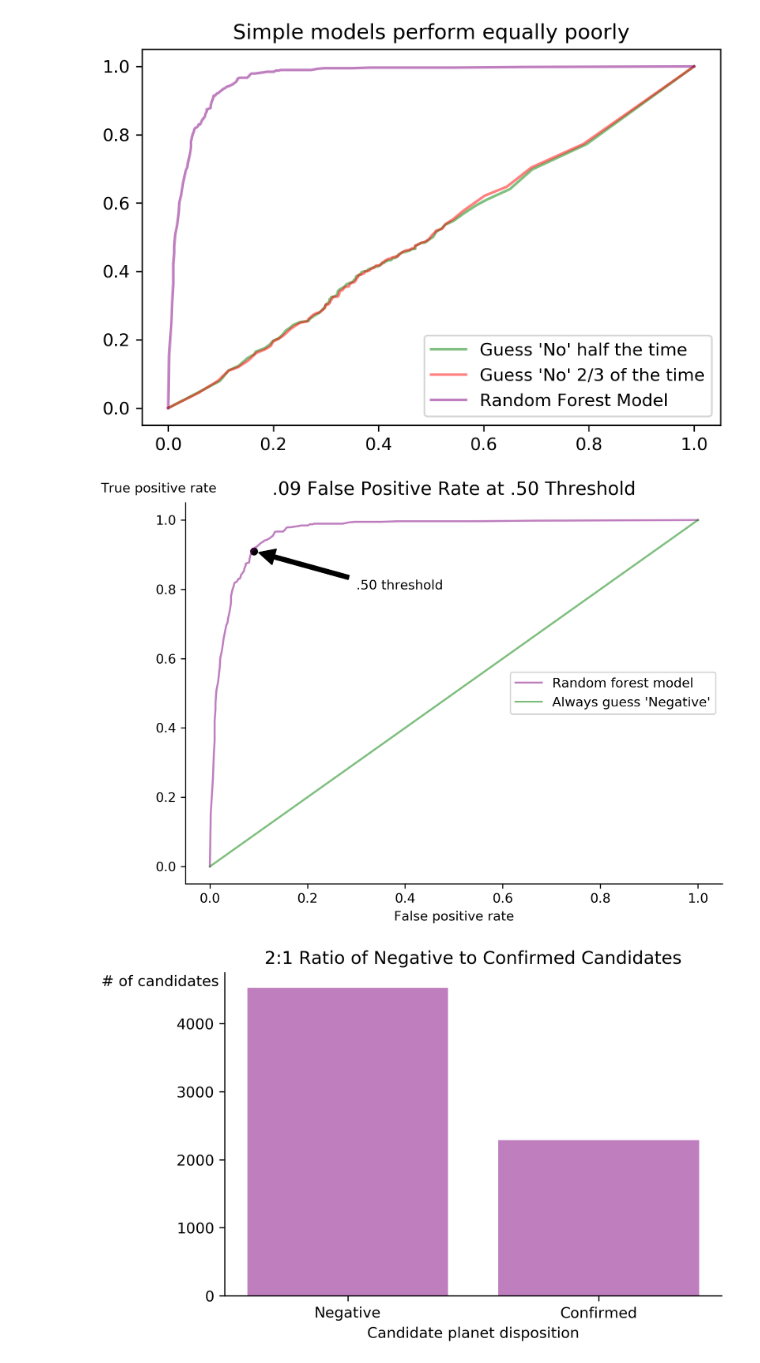
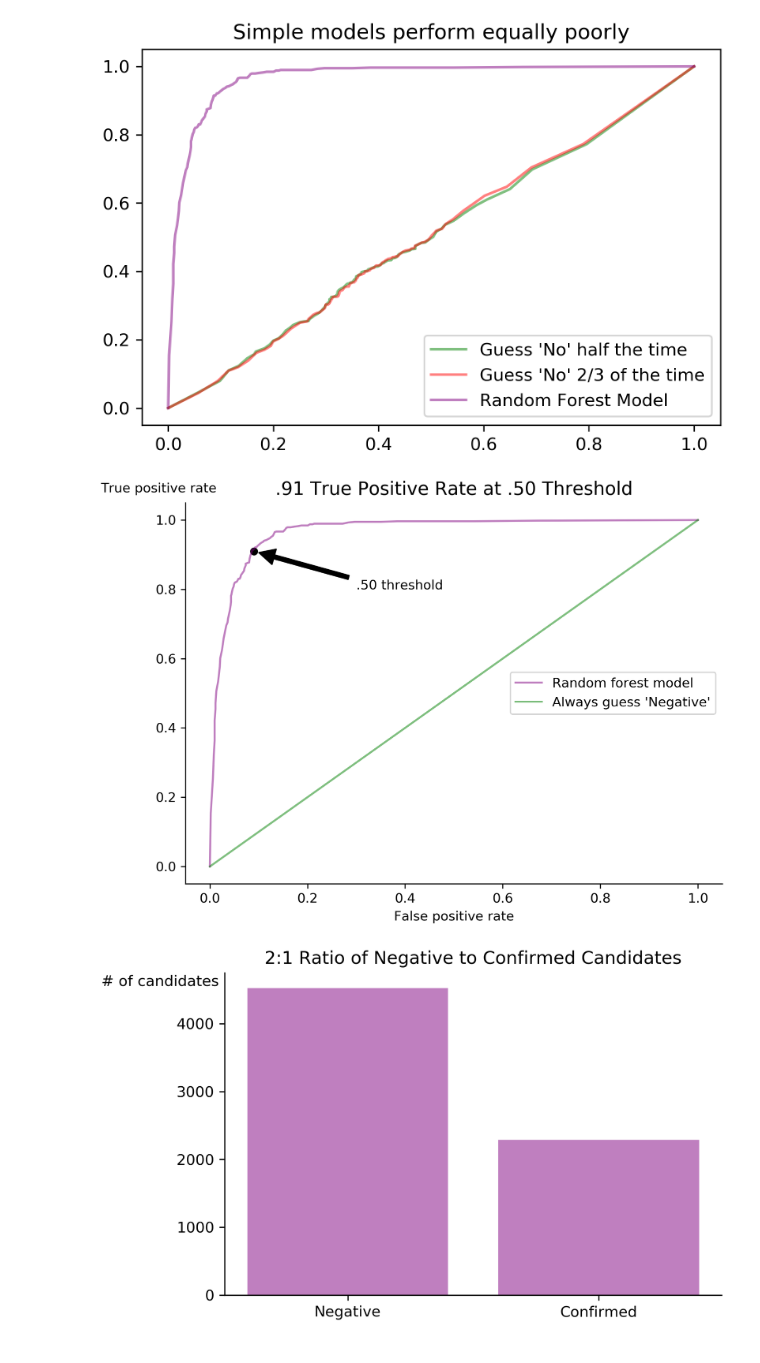
Before and after one commit to luketibbott/exo-or-not, a Jupyter notebook: finalize-model.ipynb, the cells around one changed output. Saved outputs shown, nothing was run; the diff lists cells and outputs as text; code cells hidden in the pictures.

Commit message:
Final edits to plots and Flask app

```diff
--- a/finalize-model.ipynb
+++ b/finalize-model.ipynb
@@ -308,7 +308,7 @@ plt.plot(fpr, tpr, color='purple', alpha=0.5, label='Random forest model')
 plt.plot(l, l, color='green', alpha=0.5, label='Always guess \'Negative\'')
 plt.xlabel('False positive rate', size=10)
 plt.ylabel('True positive rate', size=10, rotation=0)
-plt.title('.09 False Positive Rate at .50 Threshold', size=14)
+plt.title('.91 True Positive Rate at .50 Threshold', size=14)
 plt.tick_params(axis='both', which='major', labelsize=10)
 plt.tight_layout()
 
@@ -323,7 +323,7 @@ ax.annotate('.50 threshold', xy=(.09, .91), xytext=(.3, .8),
 plt.legend(loc=5)
 plt.savefig('ROC_curve.png');
 # %% [output]
-[figure, old version]
+[figure, new version]
 # %%
 pos_exos = df_test[df_test['disposition'] == 1]
 neg_exos = df_test[df_test['disposition'] == 0]
@@ -331,15 +331,15 @@ neg_exos = df_test[df_test['disposition'] == 0]
 exo_counts = df_test['disposition'].value_counts()
 # %%
 plt.bar(x=[0, 1], height = exo_counts, tick_label=['Negative', 'Confirmed'], color='purple', alpha=0.5)
-plt.xlabel('Candidate planet disposition', size=10)
+#plt.xlabel('Candidate planet disposition', size=10)
 plt.ylabel('# of candidates', size=10, rotation=0)
 plt.title('2:1 Ratio of Negative to Confirmed Candidates', size=12)
 plt.tick_params(axis='both', which='major', labelsize=10)
 
 
 ax = plt.gca()
 ax.yaxis.set_label_coords(-0.13,.95)
 ax.spines['right'].set_visible(False)
 ax.spines['top'].set_visible(False)
 # %% [output]
-[figure, old version]
+[figure, new version]
```
Also changed, not shown: 2 other files.
